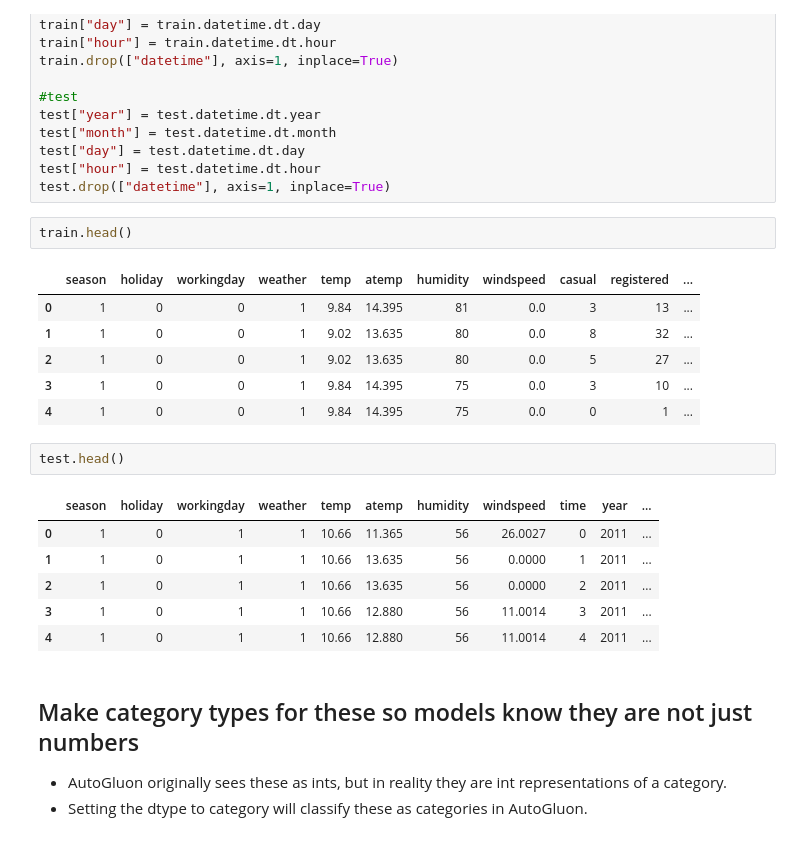
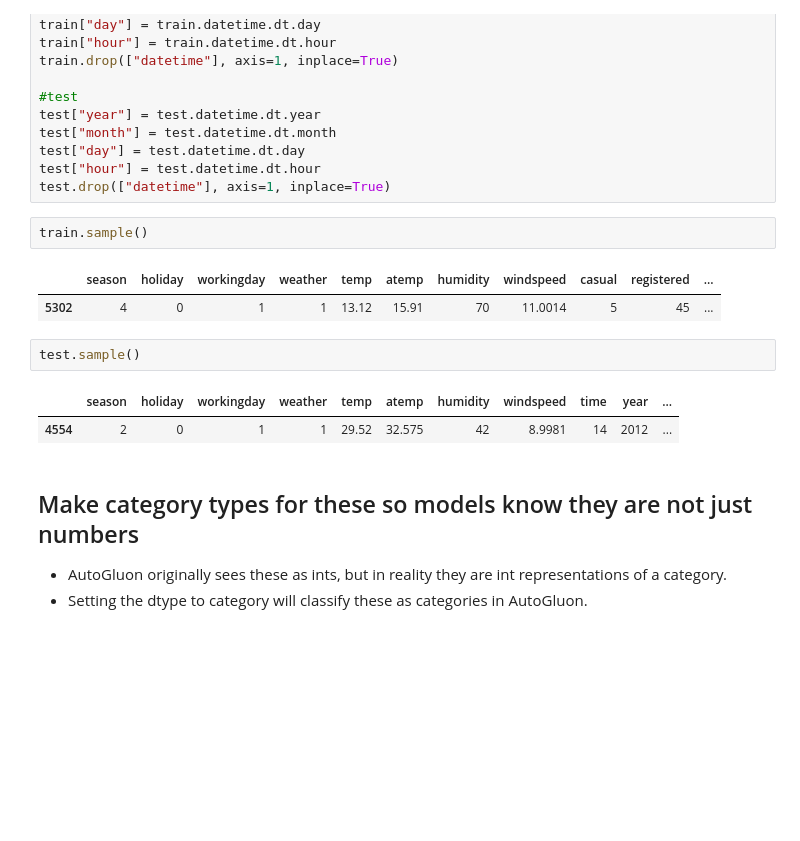
Before and after one commit to 6abi/cd0385-project-starter, a Jupyter notebook: project/project-template.ipynb, the cells around one changed output. Saved outputs shown, nothing was run; the diff lists cells and outputs as text; blank space fills up the shorter version.

```diff
--- a/project/project-template.ipynb
+++ b/project/project-template.ipynb
@@ -388,23 +395,15 @@ test["day"] = test.datetime.dt.day
 test["hour"] = test.datetime.dt.hour
 test.drop(["datetime"], axis=1, inplace=True)
 # %%
-train.head()
+train.sample()
 # %% [output]
 |  | season | holiday | workingday | weather | temp | atemp | humidity | windspeed | casual | registered | ... |
-| 0 | 1 | 0 | 0 | 1 | 9.84 | 14.395 | 81 | 0.0 | 3 | 13 | ... |
-| 1 | 1 | 0 | 0 | 1 | 9.02 | 13.635 | 80 | 0.0 | 8 | 32 | ... |
-| 2 | 1 | 0 | 0 | 1 | 9.02 | 13.635 | 80 | 0.0 | 5 | 27 | ... |
-| 3 | 1 | 0 | 0 | 1 | 9.84 | 14.395 | 75 | 0.0 | 3 | 10 | ... |
-| 4 | 1 | 0 | 0 | 1 | 9.84 | 14.395 | 75 | 0.0 | 0 | 1 | ... |
+| 5302 | 4 | 0 | 1 | 1 | 13.12 | 15.91 | 70 | 11.0014 | 5 | 45 | ... |
 # %%
-test.head()
+test.sample()
 # %% [output]
 |  | season | holiday | workingday | weather | temp | atemp | humidity | windspeed | time | year | ... |
-| 0 | 1 | 0 | 1 | 1 | 10.66 | 11.365 | 56 | 26.0027 | 0 | 2011 | ... |
-| 1 | 1 | 0 | 1 | 1 | 10.66 | 13.635 | 56 | 0.0000 | 1 | 2011 | ... |
-| 2 | 1 | 0 | 1 | 1 | 10.66 | 13.635 | 56 | 0.0000 | 2 | 2011 | ... |
-| 3 | 1 | 0 | 1 | 1 | 10.66 | 12.880 | 56 | 11.0014 | 3 | 2011 | ... |
-| 4 | 1 | 0 | 1 | 1 | 10.66 | 12.880 | 56 | 11.0014 | 4 | 2011 | ... |
+| 4554 | 2 | 0 | 1 | 1 | 29.52 | 32.575 | 42 | 8.9981 | 14 | 2012 | ... |
 # %% [markdown]
 ## Make category types for these so models know they are not just numbers
 * AutoGluon originally sees these as ints, but in reality they are int representations of a category.
```
Also changed, not shown: parts of 28 cells of this notebook, 6 other files.
